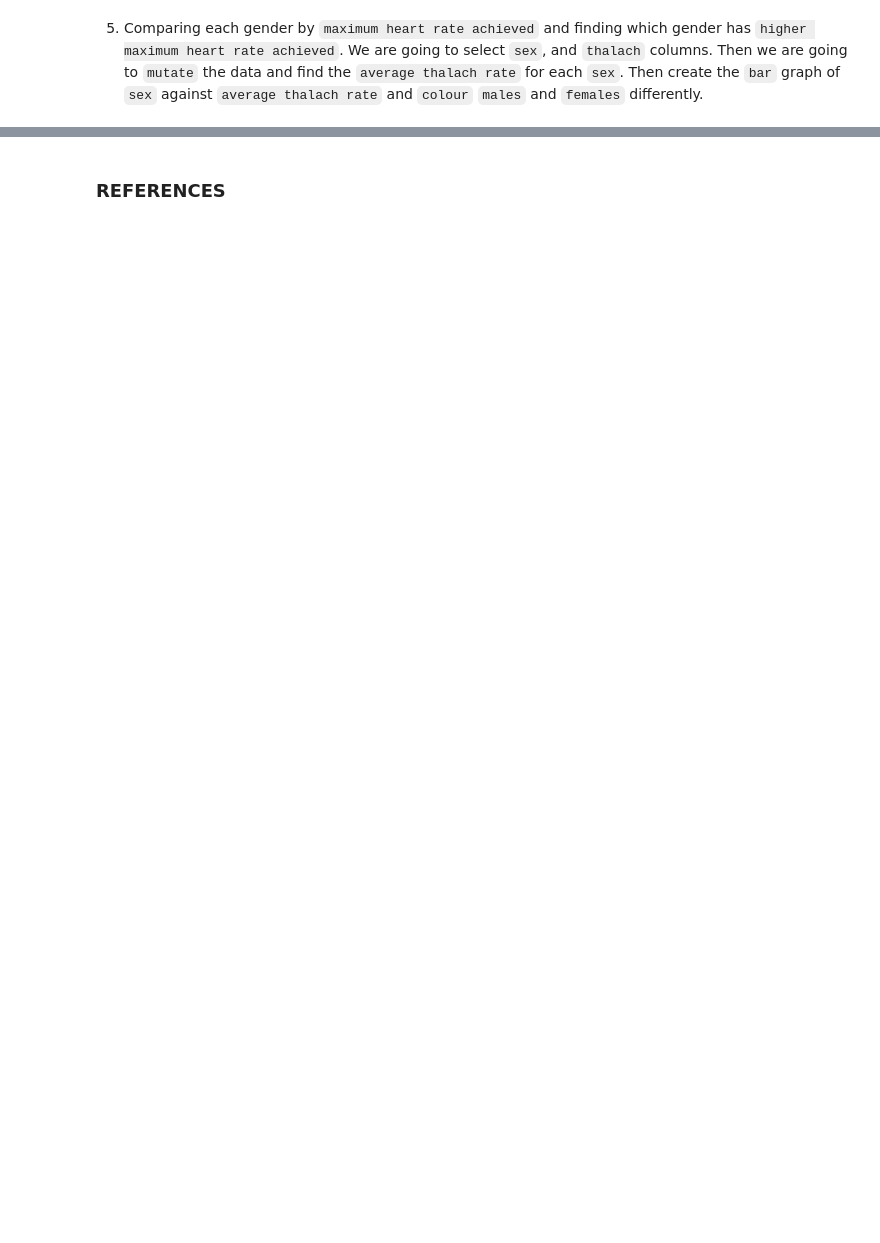
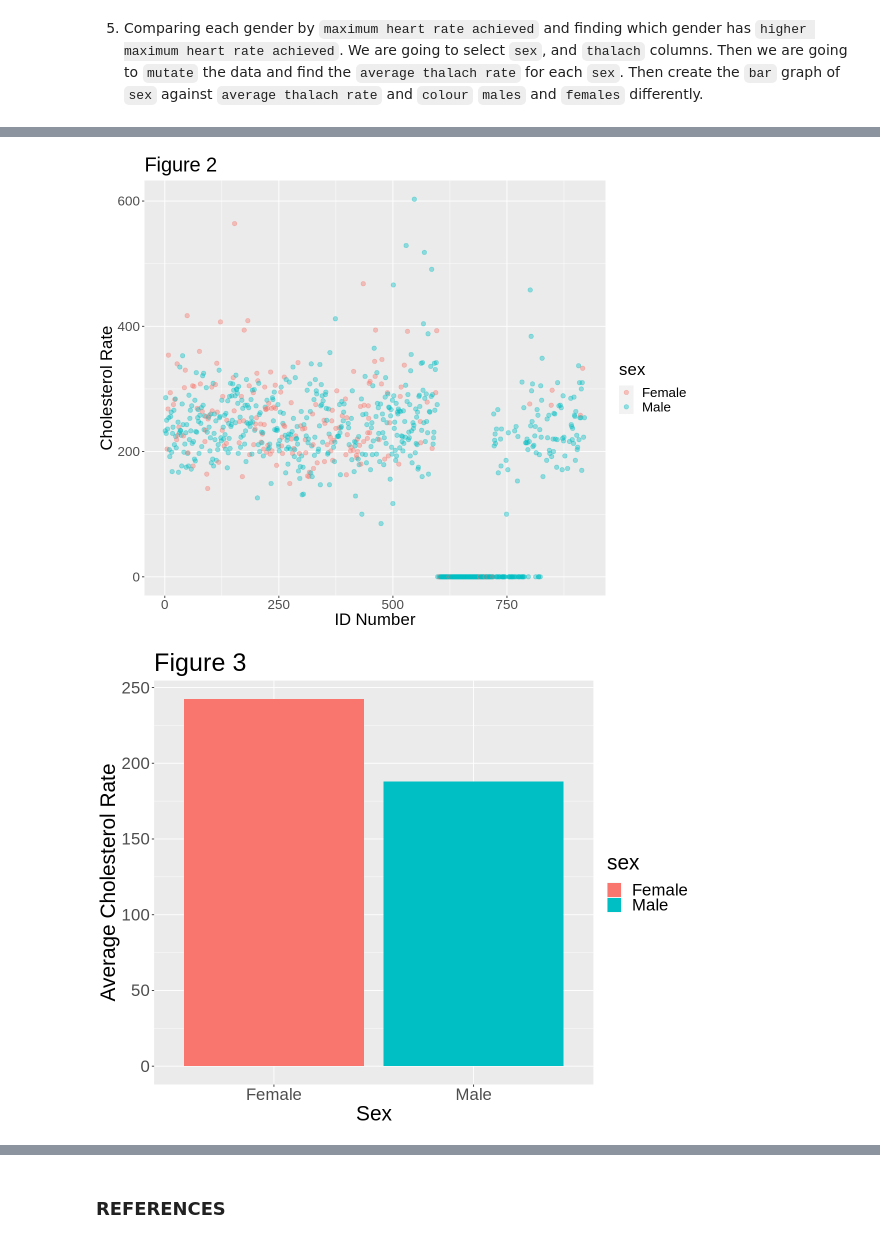
Before and after one commit to raulortiz04/dsci-100-2023s1-group-59, a Jupyter notebook: Project_Report.ipynb, the cells around one changed output, grey strips where cells are left out. Saved outputs shown, nothing was run; the diff lists cells and outputs as text; code cells hidden in the pictures; blank space fills up the shorter version.

```diff
--- a/Project_Report.ipynb
+++ b/Project_Report.ipynb
@@ -189,0 +135,31 @@ We have selected specific variables for our research because they are interrelat
+# %%
+# Method_2
+
+# Sex vs Chol rate
+sex_chol <- heart_disease |>
+    select(sex, chol, id)
+
+# Sex vs Average Chol
+sex_chol_avrg <- sex_chol |>
+  group_by(sex) |>
+  summarize(avg_chol = mean(chol))
+
+# Plot of Sex vs Chol rate
+sex_chol_plot <- sex_chol |>
+    ggplot(aes(x = id, y = chol, color = sex)) +
+    geom_point(alpha = 0.4, size = 2.2) +
+    labs(x = "ID Number", y = "Cholesterol Rate") +
+    theme(text = element_text(size = 20)) +
+    ggtitle("Figure 2")
+sex_chol_plot
+
+# Plot of sex_chol_avrg
+sex_chol_avrg_plot <- ggplot(sex_chol_avrg, aes(x = sex, y = avg_chol, fill = sex)) +
+    geom_bar(size = 0.5, stat = "identity") +
+    labs(x = "Sex", y = "Average Cholesterol Rate") +
+    theme(text = element_text(size = 25)) +
+    ggtitle("Figure 3")
+sex_chol_avrg_plot
+# %% [output]
+[figure, new version]
+[figure, added]
```
Also changed, not shown: parts of 18 cells of this notebook.
